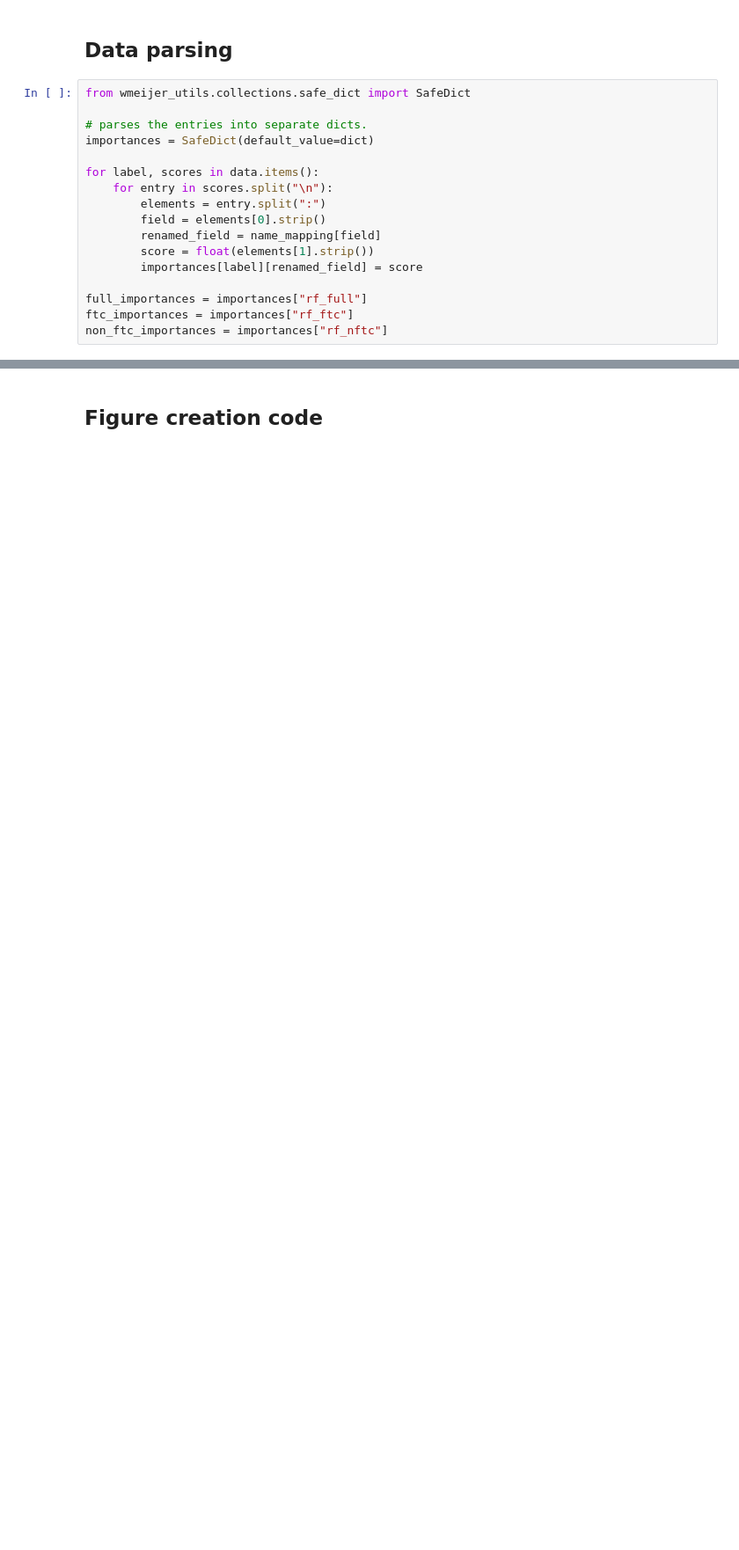
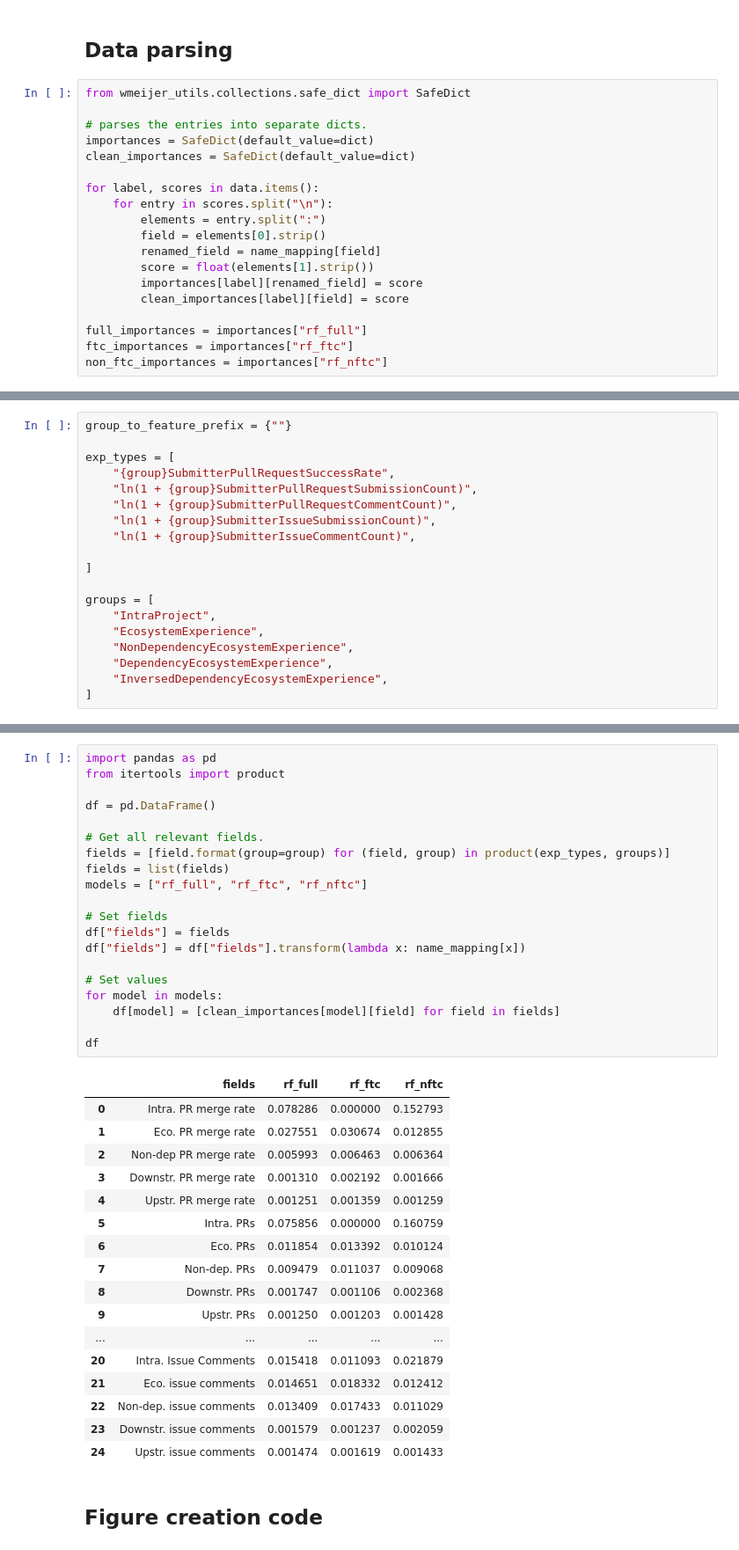
Before and after one commit to wmeijer221/msc_thesis, a Jupyter notebook: python_proj/modelling/notebooks/random_forest/feature_importance.ipynb, the cells around one changed output, grey strips where cells are left out. Shown at 88% size. Cells and saved outputs as stored; diff of their text form; blank space fills up the shorter version.

Commit message:
results + feature importance

```diff
--- a/python_proj/modelling/notebooks/random_forest/feature_importance.ipynb
+++ b/python_proj/modelling/notebooks/random_forest/feature_importance.ipynb
@@ -81,6 +81,7 @@ from wmeijer_utils.collections.safe_dict import SafeDict
 
 # parses the entries into separate dicts.
 importances = SafeDict(default_value=dict)
+clean_importances = SafeDict(default_value=dict)
 
 for label, scores in data.items():
     for entry in scores.split("\n"):
@@ -89,6 +90,7 @@ for label, scores in data.items():
         renamed_field = name_mapping[field]
         score = float(elements[1].strip())
         importances[label][renamed_field] = score
+        clean_importances[label][field] = score
 
 full_importances = importances["rf_full"]
 ftc_importances = importances["rf_ftc"]
@@ -95,0 +100,19 @@ non_ftc_importances = importances["rf_nftc"]
+# %%
+group_to_feature_prefix = {""}
+
+exp_types = [
+    "{group}SubmitterPullRequestSuccessRate",
+    "ln(1 + {group}SubmitterPullRequestSubmissionCount)",
+    "ln(1 + {group}SubmitterPullRequestCommentCount)",
+    "ln(1 + {group}SubmitterIssueSubmissionCount)",
+    "ln(1 + {group}SubmitterIssueCommentCount)",
+
+]
+
+groups = [
+    "IntraProject",
+    "EcosystemExperience",
+    "NonDependencyEcosystemExperience",
+    "DependencyEcosystemExperience",
+    "InversedDependencyEcosystemExperience",
+]
@@ -96,3 +220,41 @@ non_ftc_importances = importances["rf_nftc"]
+# %%
+import pandas as pd
+from itertools import product
+
+df = pd.DataFrame()
+
+# Get all relevant fields.
+fields = [field.format(group=group) for (field, group) in product(exp_types, groups)]
+fields = list(fields)
+models = ["rf_full", "rf_ftc", "rf_nftc"]
+
+# Set fields
+df["fields"] = fields
+df["fields"] = df["fields"].transform(lambda x: name_mapping[x])
+
+# Set values
+for model in models:
+    df[model] = [clean_importances[model][field] for field in fields]
+
+df
+# %% [output]
+|  | fields | rf_full | rf_ftc | rf_nftc |
+| 0 | Intra. PR merge rate | 0.078286 | 0.000000 | 0.152793 |
+| 1 | Eco. PR merge rate | 0.027551 | 0.030674 | 0.012855 |
+| 2 | Non-dep PR merge rate | 0.005993 | 0.006463 | 0.006364 |
+| 3 | Downstr. PR merge rate | 0.001310 | 0.002192 | 0.001666 |
+| 4 | Upstr. PR merge rate | 0.001251 | 0.001359 | 0.001259 |
+| 5 | Intra. PRs | 0.075856 | 0.000000 | 0.160759 |
+| 6 | Eco. PRs | 0.011854 | 0.013392 | 0.010124 |
+| 7 | Non-dep. PRs | 0.009479 | 0.011037 | 0.009068 |
+| 8 | Downstr. PRs | 0.001747 | 0.001106 | 0.002368 |
+| 9 | Upstr. PRs | 0.001250 | 0.001203 | 0.001428 |
+| ... | ... | ... | ... | ... |
+| 20 | Intra. Issue Comments | 0.015418 | 0.011093 | 0.021879 |
+| 21 | Eco. issue comments | 0.014651 | 0.018332 | 0.012412 |
+| 22 | Non-dep. issue comments | 0.013409 | 0.017433 | 0.011029 |
+| 23 | Downstr. issue comments | 0.001579 | 0.001237 | 0.002059 |
+| 24 | Upstr. issue comments | 0.001474 | 0.001619 | 0.001433 |
 # %% [markdown]
 ## Figure creation code
 # %%
```
Also changed, not shown: parts of 4 cells of this notebook, 1 other file.
